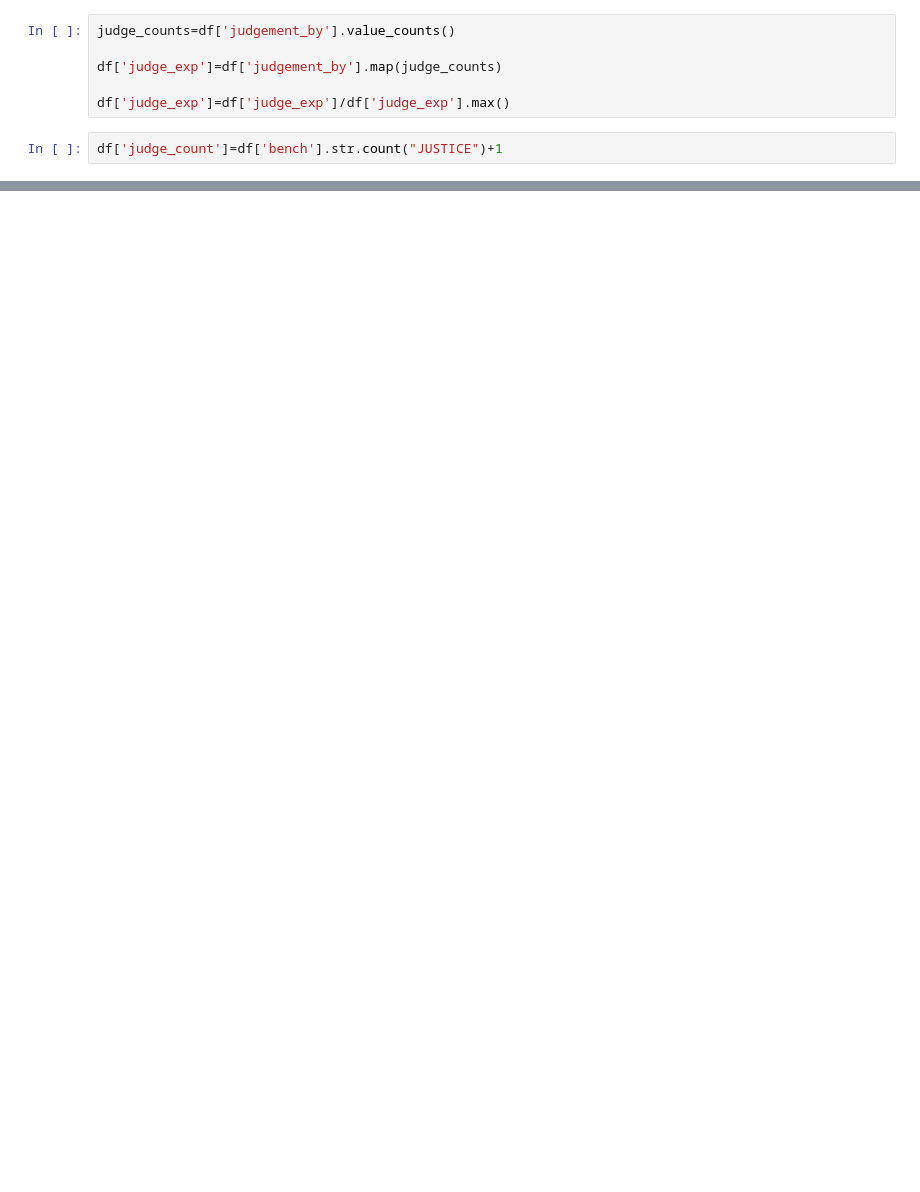
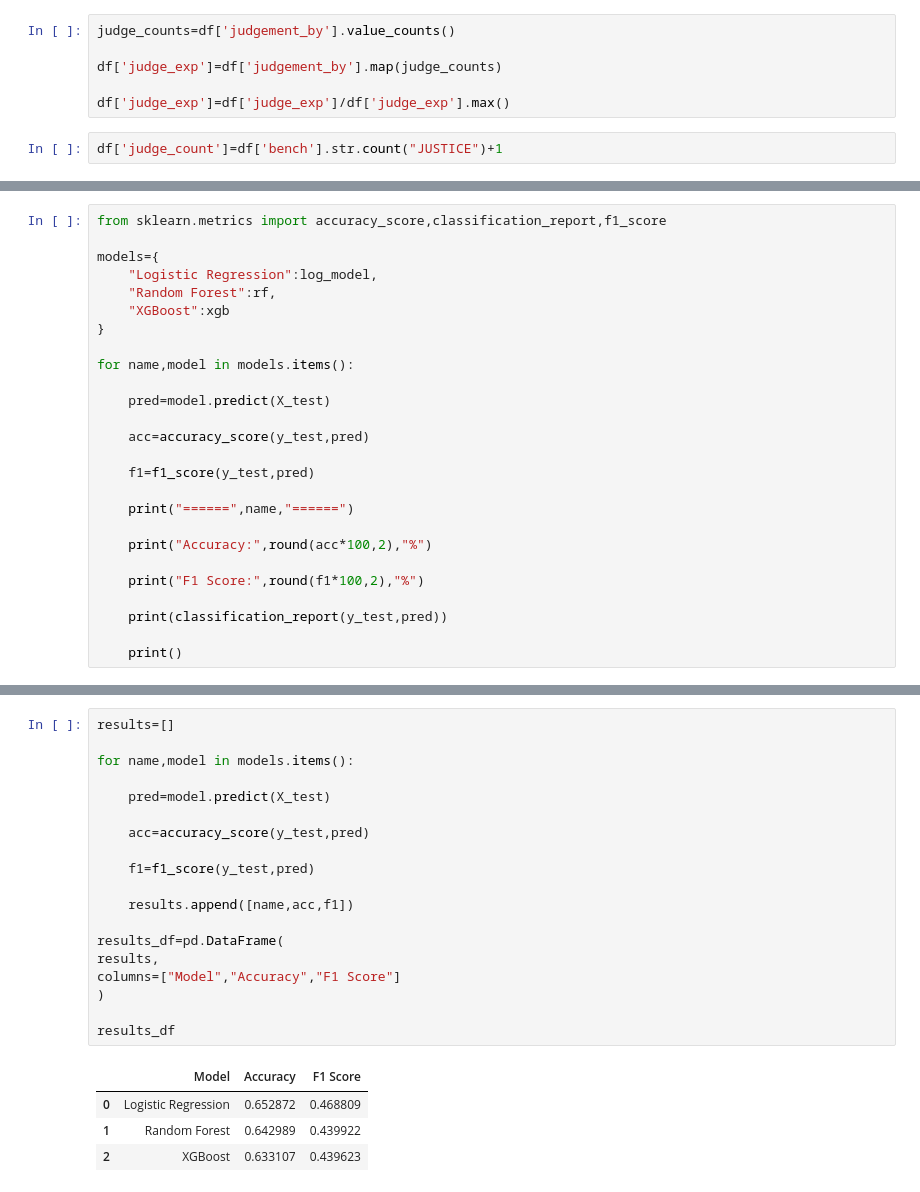
Before and after one commit to Harsh28-raj/dl_, a Jupyter notebook: legal_case_prediction.ipynb, the cells around one changed output, grey strips where cells are left out. Drawn from its saved outputs; the diff is of its cells as text; blank space fills up the shorter version.

```diff
--- a/legal_case_prediction.ipynb
+++ b/legal_case_prediction.ipynb
@@ -358,0 +363,26 @@ dtype: float64
+# %%
+from sklearn.metrics import accuracy_score,classification_report,f1_score
+
+models={
+    "Logistic Regression":log_model,
+    "Random Forest":rf,
+    "XGBoost":xgb
+}
+
+for name,model in models.items():
+
+    pred=model.predict(X_test)
+
+    acc=accuracy_score(y_test,pred)
+
+    f1=f1_score(y_test,pred)
+
+    print("======",name,"======")
+
+    print("Accuracy:",round(acc*100,2),"%")
+
+    print("F1 Score:",round(f1*100,2),"%")
+
+    print(classification_report(y_test,pred))
+
+    print()
@@ -358,0 +407,24 @@ dtype: float64
+# %%
+results=[]
+
+for name,model in models.items():
+
+    pred=model.predict(X_test)
+
+    acc=accuracy_score(y_test,pred)
+
+    f1=f1_score(y_test,pred)
+
+    results.append([name,acc,f1])
+
+results_df=pd.DataFrame(
+results,
+columns=["Model","Accuracy","F1 Score"]
+)
+
+results_df
+# %% [output]
+|  | Model | Accuracy | F1 Score |
+| 0 | Logistic Regression | 0.652872 | 0.468809 |
+| 1 | Random Forest | 0.642989 | 0.439922 |
+| 2 | XGBoost | 0.633107 | 0.439623 |
```
Also changed, not shown: parts of 51 cells of this notebook.
